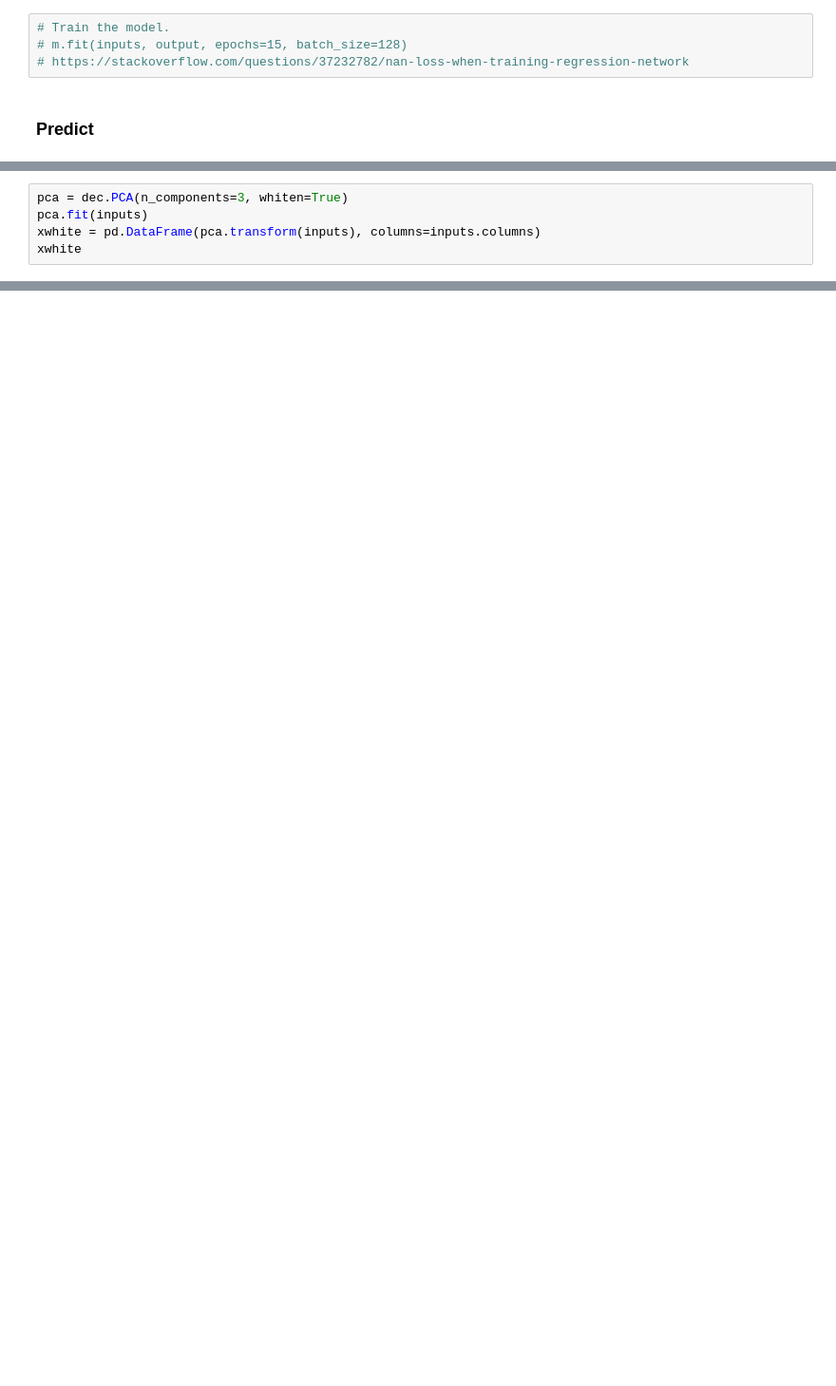
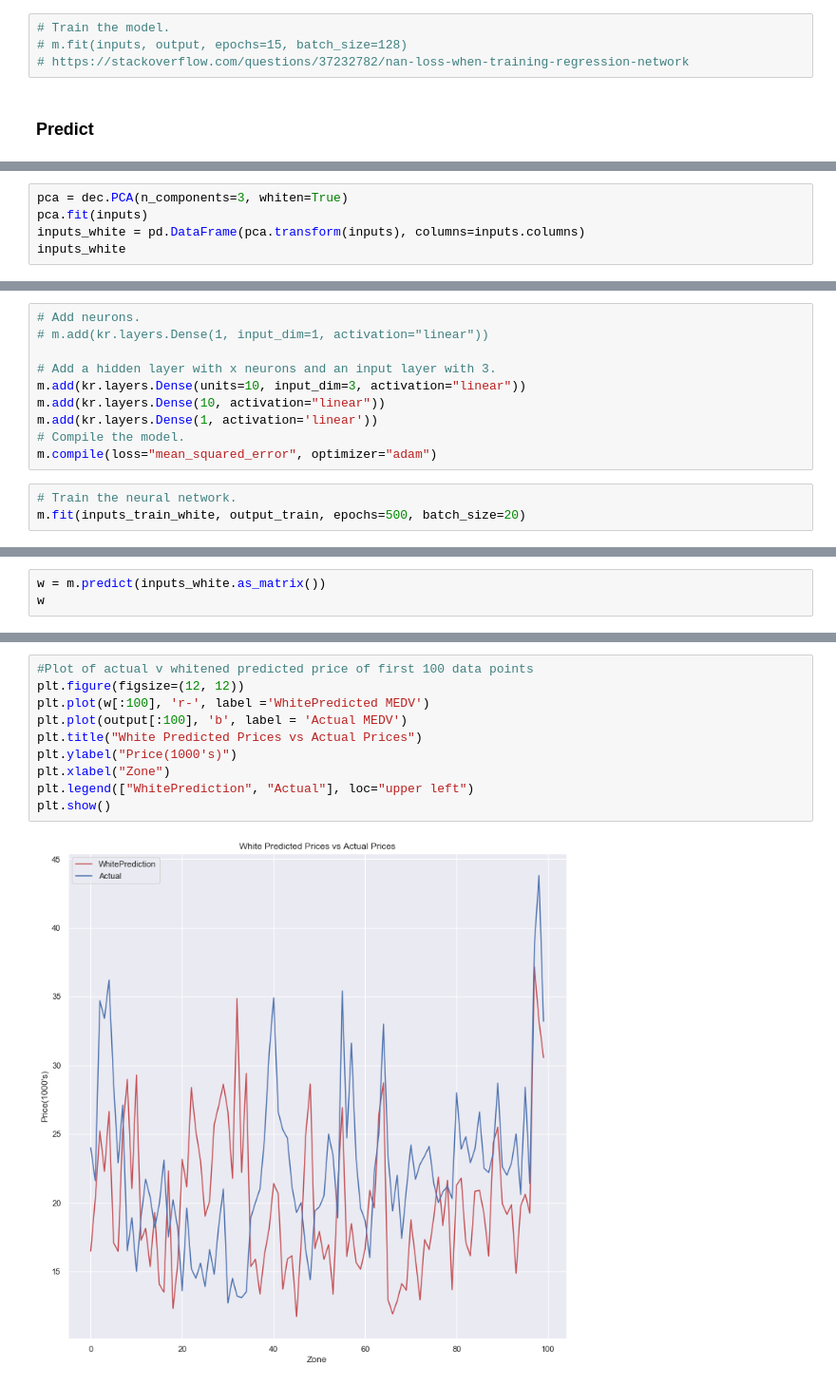
Before and after one commit to GraceAKelly/Machine_learning, a Jupyter notebook: Machine_Learning.ipynb, the cells around one changed output, grey strips where cells are left out. Shown at 95% size. Cells and saved outputs as stored; diff of their text form; blank space fills up the shorter version.

```diff
--- a/Machine_Learning.ipynb
+++ b/Machine_Learning.ipynb
@@ -667,5 +712,5 @@ inputs.corr()
 # %%
 pca = dec.PCA(n_components=3, whiten=True)
 pca.fit(inputs)
-xwhite = pd.DataFrame(pca.transform(inputs), columns=inputs.columns)
-xwhite
+inputs_white = pd.DataFrame(pca.transform(inputs), columns=inputs.columns)
+inputs_white
@@ -679,0 +752,13 @@ END
+# %%
+# Add neurons.
+# m.add(kr.layers.Dense(1, input_dim=1, activation="linear"))
+
+# Add a hidden layer with x neurons and an input layer with 3.
+m.add(kr.layers.Dense(units=10, input_dim=3, activation="linear"))
+m.add(kr.layers.Dense(10, activation="linear"))
+m.add(kr.layers.Dense(1, activation='linear'))
+# Compile the model.
+m.compile(loss="mean_squared_error", optimizer="adam")
+# %%
+# Train the neural network.
+m.fit(inputs_train_white, output_train, epochs=500, batch_size=20)
@@ -679,0 +784,3 @@ END
+# %%
+w = m.predict(inputs_white.as_matrix())
+w
@@ -679,0 +805,12 @@ END
+# %%
+#Plot of actual v whitened predicted price of first 100 data points
+plt.figure(figsize=(12, 12))
+plt.plot(w[:100], 'r-', label ='WhitePredicted MEDV')
+plt.plot(output[:100], 'b', label = 'Actual MEDV')
+plt.title("White Predicted Prices vs Actual Prices")
+plt.ylabel("Price(1000's)")
+plt.xlabel("Zone")
+plt.legend(["WhitePrediction", "Actual"], loc="upper left")
+plt.show()
+# %% [output]
+[figure, added]
```
Also changed, not shown: parts of 31 cells of this notebook.
